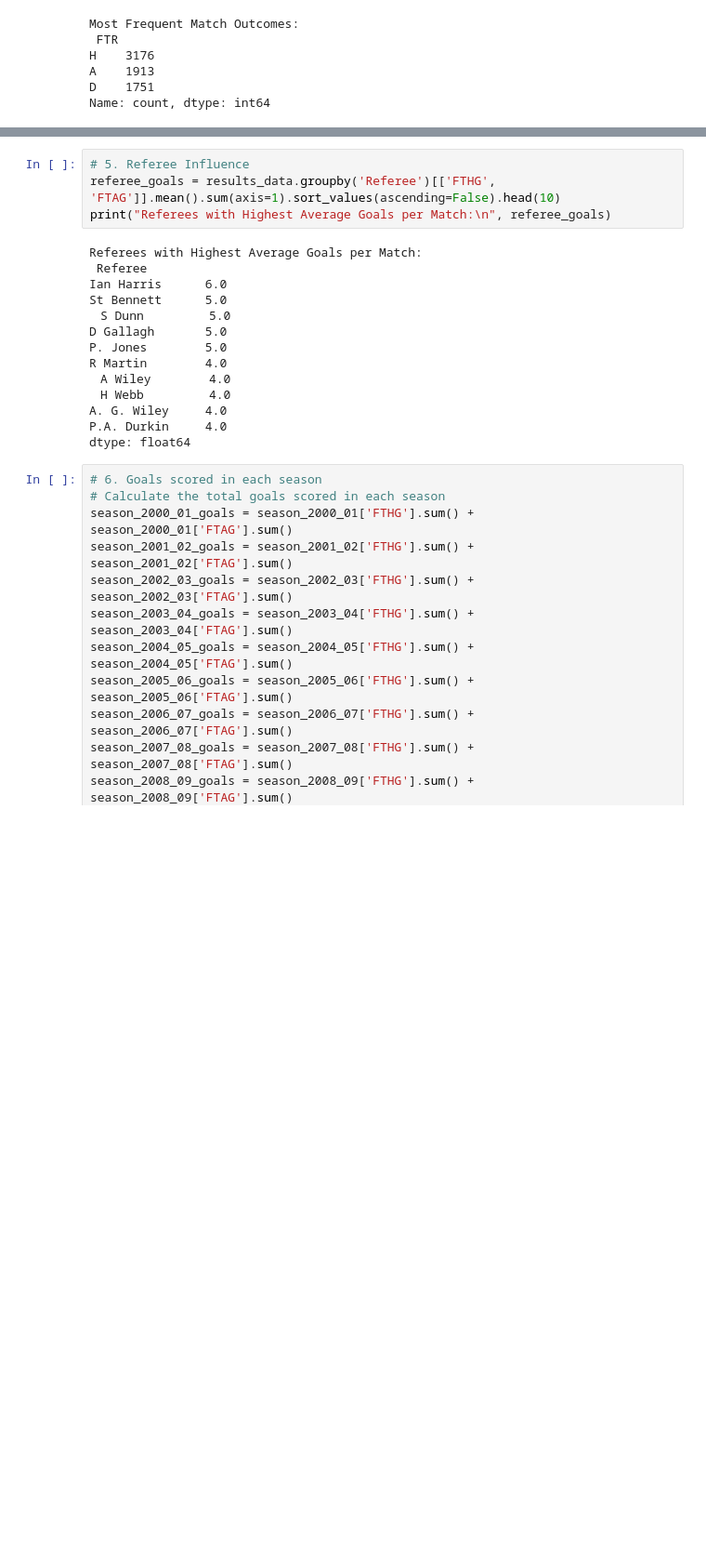
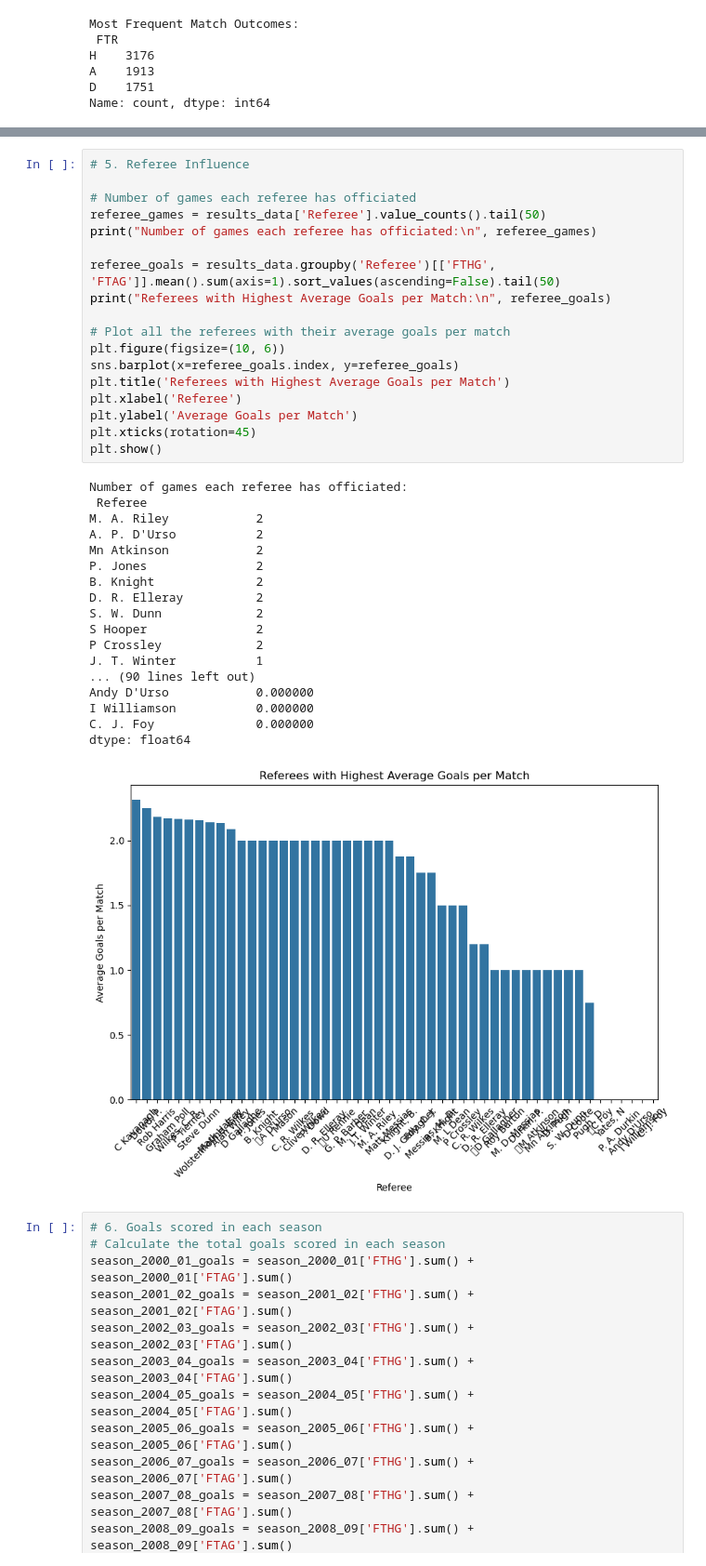
Before and after one commit to kadevirgil/CS4580_EDA, a Jupyter notebook: main.ipynb, the cells around one changed output, grey strips where cells are left out. Shown: that part at 93% size. Saved outputs shown, nothing was run; the diff lists cells and outputs as text; blank space fills up the shorter version.

```diff
--- a/main.ipynb
+++ b/main.ipynb
@@ -177,21 +177,40 @@ plt.show()
-# %%
-# 5. Referee Influence
-referee_goals = results_data.groupby('Referee')[['FTHG', 'FTAG']].mean().sum(axis=1).sort_values(ascending=False).head(10)
-print("Referees with Highest Average Goals per Match:\n", referee_goals)
-# %% [output]
-Referees with Highest Average Goals per Match:
- Referee
-Ian Harris      6.0
-St Bennett      5.0
-ﾠS Dunn         5.0
-D Gallagh       5.0
-P. Jones        5.0
-R Martin        4.0
-ﾠA Wiley        4.0
-ﾠH Webb         4.0
-A. G. Wiley     4.0
-P.A. Durkin     4.0
-dtype: float64
+# %%
+# 5. Referee Influence
+
+# Number of games each referee has officiated
+referee_games = results_data['Referee'].value_counts().tail(50)
+print("Number of games each referee has officiated:\n", referee_games)
+
+referee_goals = results_data.groupby('Referee')[['FTHG', 'FTAG']].mean().sum(axis=1).sort_values(ascending=False).tail(50)
+print("Referees with Highest Average Goals per Match:\n", referee_goals)
+
+# Plot all the referees with their average goals per match
+plt.figure(figsize=(10, 6))
+sns.barplot(x=referee_goals.index, y=referee_goals)
+plt.title('Referees with Highest Average Goals per Match')
+plt.xlabel('Referee')
+plt.ylabel('Average Goals per Match')
+plt.xticks(rotation=45)
+plt.show()
+# %% [output]
+Number of games each referee has officiated:
+ Referee
+M. A. Riley            2
+A. P. D'Urso           2
+Mn Atkinson            2
+P. Jones               2
+B. Knight              2
+D. R. Elleray          2
+S. W. Dunn             2
+S Hooper               2
+P Crossley             2
+J. T. Winter           1
+... (90 lines left out)
+Andy D'Urso            0.000000
+I Williamson           0.000000
+C. J. Foy              0.000000
+dtype: float64
+[figure, added]
 # %%
 # 6. Goals scored in each season
 # Calculate the total goals scored in each season
```
Also changed, not shown: parts of 12 cells of this notebook, 1 other file.
